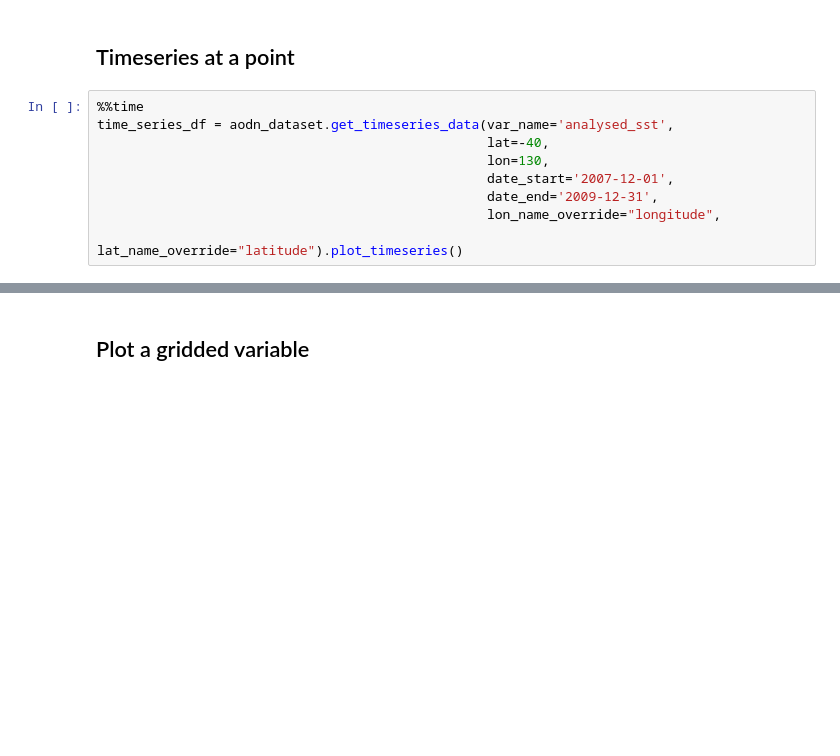
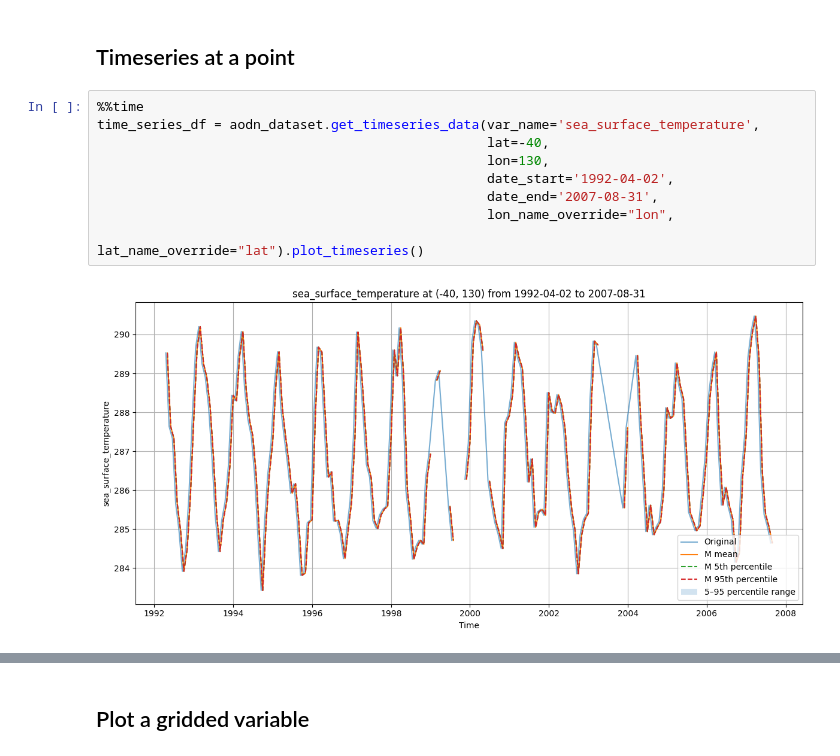
Before and after one commit to aodn/aodn_cloud_optimised, a Jupyter notebook: notebooks/satellite_ghrsst_l3s_1month_daynighttime_single_sensor_southernocean.ipynb, the cells around one changed output, grey strips where cells are left out. Cells and saved outputs as stored; diff of their text form; blank space fills up the shorter version.

```diff
--- a/notebooks/satellite_ghrsst_l3s_1month_daynighttime_single_sensor_southernocean.ipynb
+++ b/notebooks/satellite_ghrsst_l3s_1month_daynighttime_single_sensor_southernocean.ipynb
@@ -66,10 +76,12 @@ aodn_dataset.plot_time_coverage()
 ## Timeseries at a point
 # %%
 %%time
-time_series_df = aodn_dataset.get_timeseries_data(var_name='analysed_sst',
+time_series_df = aodn_dataset.get_timeseries_data(var_name='sea_surface_temperature',
                                                   lat=-40,
                                                   lon=130,
-                                                  date_start='2007-12-01',
-                                                  date_end='2009-12-31',
-                                                  lon_name_override="longitude",
-                                                  lat_name_override="latitude").plot_timeseries()
+                                                  date_start='1992-04-02',
+                                                  date_end='2007-08-31',
+                                                  lon_name_override="lon",
+                                                  lat_name_override="lat").plot_timeseries()
+# %% [output]
+[figure, added]
```
Also changed, not shown: parts of 8 cells of this notebook, 5 other files.
